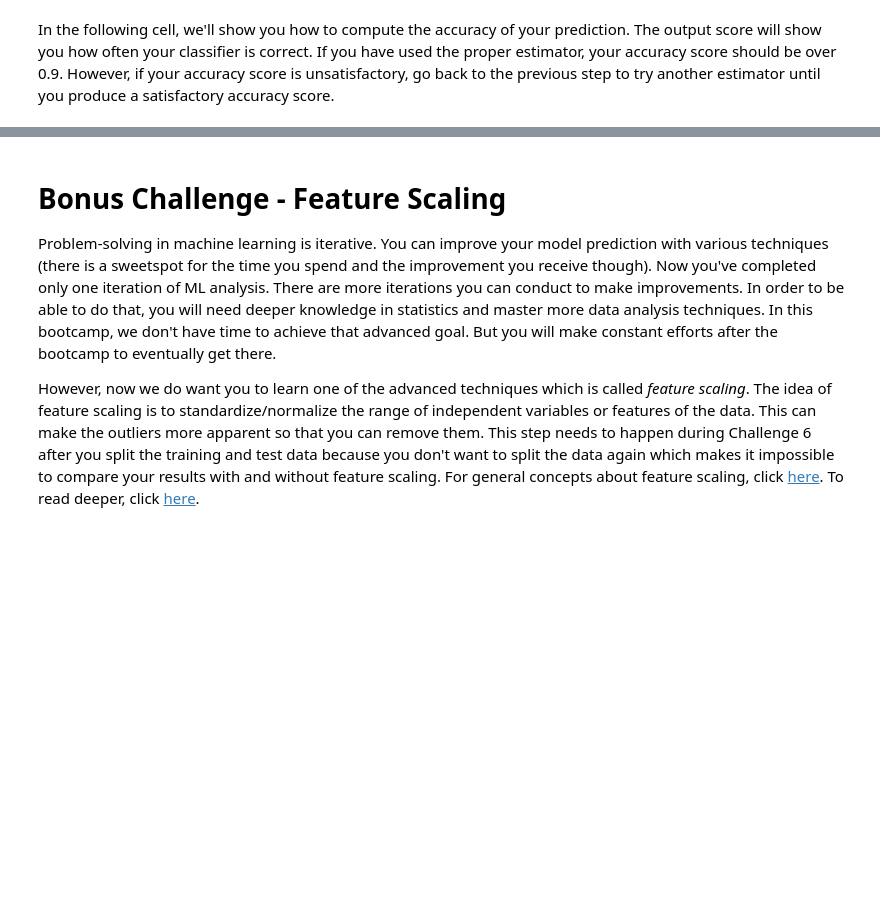
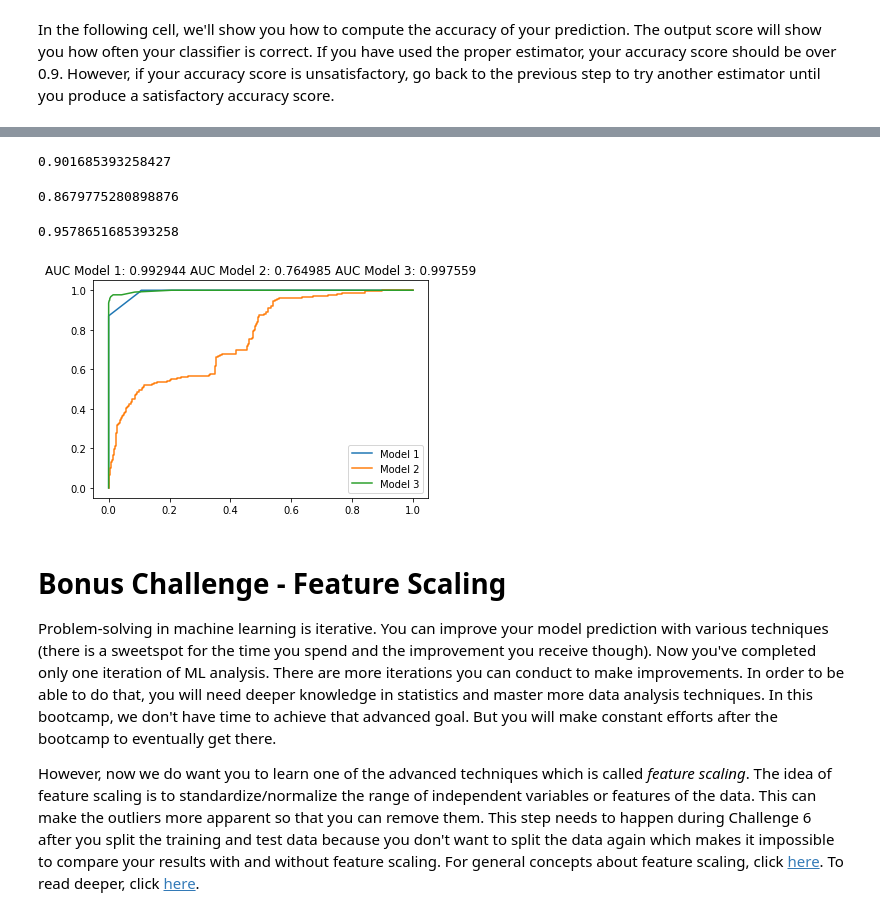
Before and after one commit to alejandroperela/datamad0119, a Jupyter notebook: module-3/lab-supervised-learning/your-code/main.ipynb, the cells around one changed output, grey strips where cells are left out. Saved outputs shown, nothing was run; the diff lists cells and outputs as text; code cells hidden in the pictures; blank space fills up the shorter version.

```diff
--- a/module-3/lab-supervised-learning/your-code/main.ipynb
+++ b/module-3/lab-supervised-learning/your-code/main.ipynb
@@ -392,3 +601,48 @@ print("Accuracy:",metrics.accuracy_score(y_test, y_pred))
+# %%
+model3 = svm.SVC(gamma='auto', probability=True)
+model3.fit(X_train, y_train)
+model3.score(X_test, y_test)
+# %% [output]
+0.901685393258427
+# %%
+model4 = OneVsRestClassifier(LogisticRegression(solver="lbfgs"))
+model4.fit(X_train, y_train)
+model4.score(X_test, y_test)
+# %% [output]
+0.8679775280898876
+# %%
+model5 = OneVsRestClassifier(RandomForestClassifier(n_estimators=20))
+model5.fit(X_train, y_train)
+model5.score(X_test, y_test)
+# %% [output]
+0.9578651685393258
+# %%
+def plotMetricsCompare(X, y, cls1, cls2, cls3):
+    cls1.fit(X_train, y_train)
+    cls2.fit(X_train, y_train)
+    cls3.fit(X_train, y_train)
+
+    y_pred_proba1 = cls1.predict_proba(X)[::,1]
+    fpr1, tpr1, _ = metrics.roc_curve(y,  y_pred_proba1)
+    auc1 = metrics.roc_auc_score(y, y_pred_proba1)
+
+    y_pred_proba2 = cls2.predict_proba(X)[::,1]
+    fpr2, tpr2, _ = metrics.roc_curve(y,  y_pred_proba2)
+    auc2 = metrics.roc_auc_score(y, y_pred_proba2)
+
+    y_pred_proba3 = cls3.predict_proba(X)[::,1]
+    fpr3, tpr3, _ = metrics.roc_curve(y,  y_pred_proba3)
+    auc3 = metrics.roc_auc_score(y, y_pred_proba3)
+
+    plt.title("AUC Model 1: {:2f} AUC Model 2: {:2f} AUC Model 3: {:2f}".format(auc1, auc2, auc3))
+    plt.plot(fpr1,tpr1)
+    plt.plot(fpr2,tpr2)
+    plt.plot(fpr3,tpr3)
+    plt.legend(["Model 1", "Model 2", "Model 3"])
+
+plotMetricsCompare(X, y, model3, model4, model5)
+# %% [output]
+[figure, added]
 # %% [markdown]
 # Bonus Challenge - Feature Scaling
 
```
Also changed, not shown: parts of 25 cells of this notebook, 3 other files.
